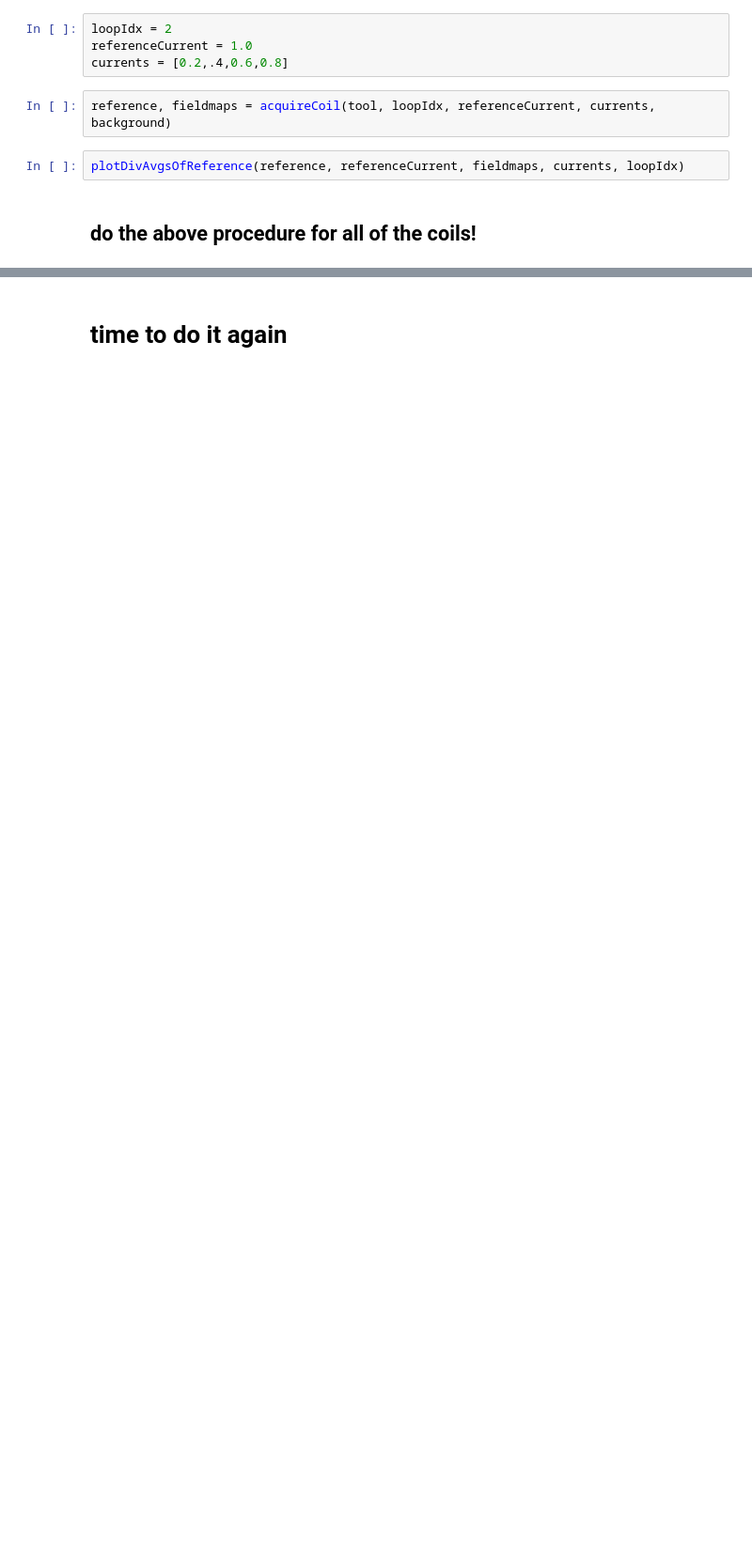
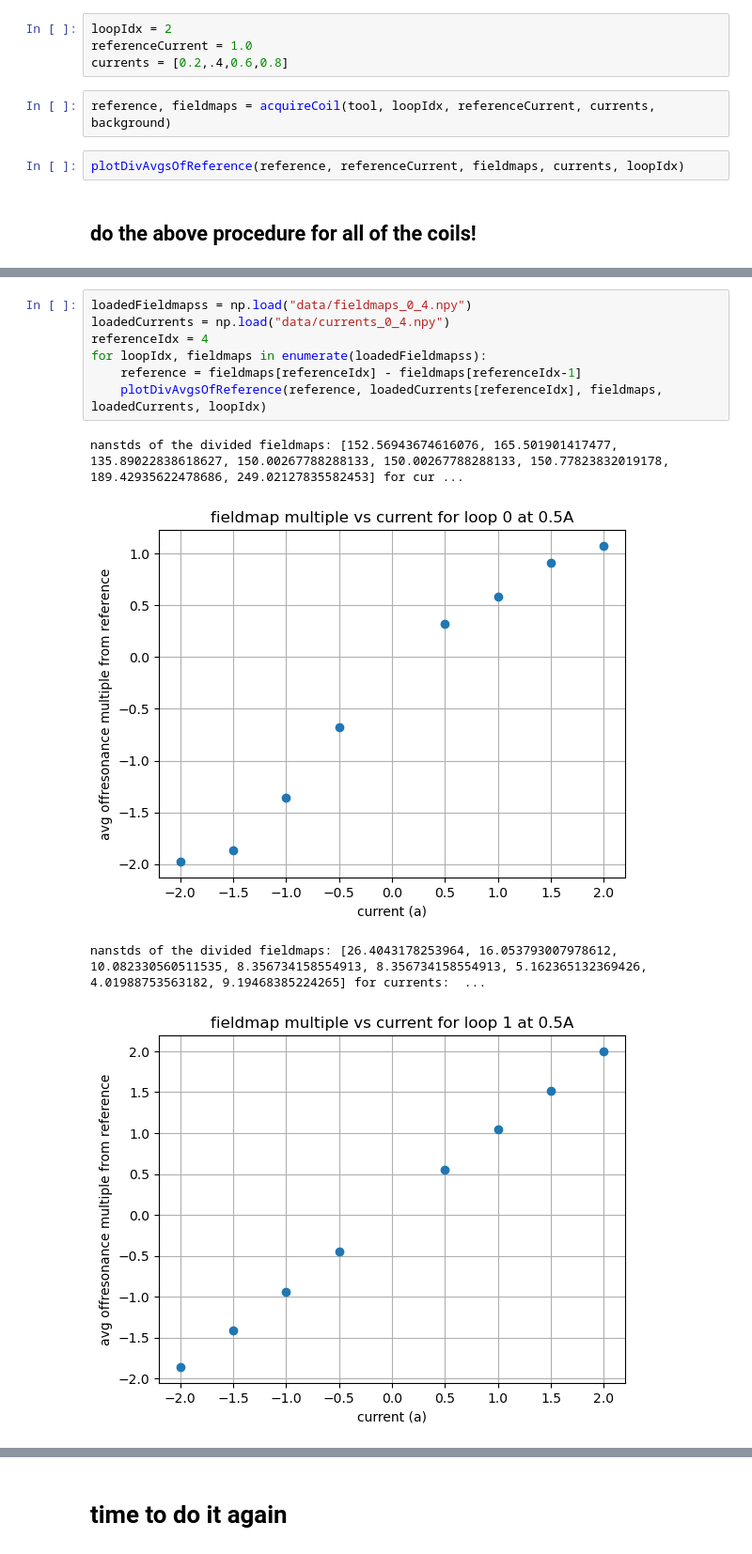
Before and after one commit to rpeltekov/ge3t_shim_tool, a Jupyter notebook: src/experiments/understandShimLoopPerformance.ipynb, the cells around one changed output, grey strips where cells are left out. Shown: that part at 94% size. Drawn from its saved outputs; the diff is of its cells as text; blank space fills up the shorter version.

```diff
--- a/src/experiments/understandShimLoopPerformance.ipynb
+++ b/src/experiments/understandShimLoopPerformance.ipynb
@@ -134,0 +255,12 @@ np.savez('fieldmapData.npz', references=references, fieldmapss=fieldmapss, curre
+# %%
+loadedFieldmapss = np.load("data/fieldmaps_0_4.npy")
+loadedCurrents = np.load("data/currents_0_4.npy")
+referenceIdx = 4
+for loopIdx, fieldmaps in enumerate(loadedFieldmapss):
+    reference = fieldmaps[referenceIdx] - fieldmaps[referenceIdx-1]
+    plotDivAvgsOfReference(reference, loadedCurrents[referenceIdx], fieldmaps, loadedCurrents, loopIdx)
+# %% [output]
+nanstds of the divided fieldmaps: [152.56943674616076, 165.501901417477, 135.89022838618627, 150.00267788288133, 150.00267788288133, 150.77823832019178, 189.42935622478686, 249.02127835582453] for cur ...
+[figure, added]
+nanstds of the divided fieldmaps: [26.4043178253964, 16.053793007978612, 10.082330560511535, 8.356734158554913, 8.356734158554913, 5.162365132369426, 4.01988753563182, 9.19468385224265] for currents:  ...
+[figure, added]
```
Also changed, not shown: parts of 18 cells of this notebook, 4 other files.
